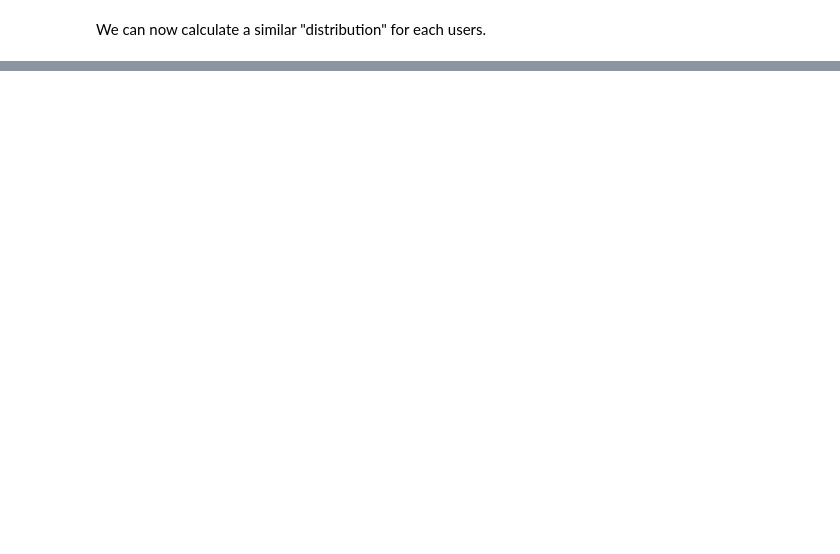
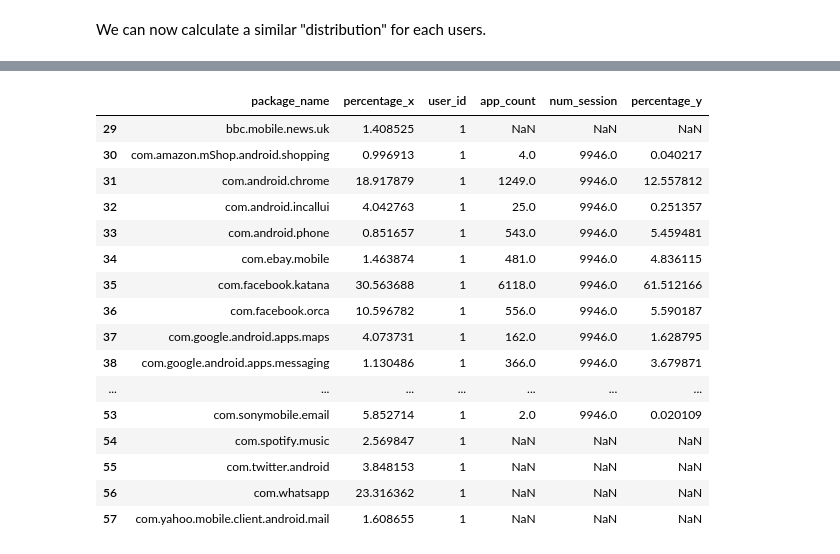
Before and after one commit to ClaraAndersen/motifs_and_competition_in_app_usage, a Jupyter notebook: N-grams.ipynb, the cells around one changed output, grey strips where cells are left out. Saved outputs shown, nothing was run; the diff lists cells and outputs as text; code cells hidden in the pictures; blank space fills up the shorter version.

```diff
--- a/N-grams.ipynb
+++ b/N-grams.ipynb
@@ -551,0 +673,2 @@ We can now calculate a similar "distribution" for each users.
+# %%
+df_individual_count['percentage']=df_individual_count.app_count/df_individual_count.num_session*100
@@ -551,0 +691,2 @@ We can now calculate a similar "distribution" for each users.
+# %%
+df_overall=pd.DataFrame({'package_name':frequent_apps,'percentage':[(vectorization_1gram>0).sum(axis=0)[0,np.where(vectorizer_1gram.get_feature_names_out()==app)[0][0]] for app in frequent_apps]/num_sessions*100})
@@ -551,0 +713,3 @@ We can now calculate a similar "distribution" for each users.
+# %%
+df_users=pd.concat([df_overall]*10000, ignore_index=True)
+df_users['user_id']=pd.Series(range(10000)).repeat(len(frequent_apps)).values
@@ -551,0 +732,22 @@ We can now calculate a similar "distribution" for each users.
+# %%
+individual_distributions=pd.merge(df_users,df_individual_count,on=['user_id','package_name'],how='outer')
+# %%
+individual_distributions[individual_distributions.user_id==1]
+# %% [output]
+|  | package_name | percentage_x | user_id | app_count | num_session | percentage_y |
+| 29 | bbc.mobile.news.uk | 1.408525 | 1 | NaN | NaN | NaN |
+| 30 | com.amazon.mShop.android.shopping | 0.996913 | 1 | 4.0 | 9946.0 | 0.040217 |
+| 31 | com.android.chrome | 18.917879 | 1 | 1249.0 | 9946.0 | 12.557812 |
+| 32 | com.android.incallui | 4.042763 | 1 | 25.0 | 9946.0 | 0.251357 |
+| 33 | com.android.phone | 0.851657 | 1 | 543.0 | 9946.0 | 5.459481 |
+| 34 | com.ebay.mobile | 1.463874 | 1 | 481.0 | 9946.0 | 4.836115 |
+| 35 | com.facebook.katana | 30.563688 | 1 | 6118.0 | 9946.0 | 61.512166 |
+| 36 | com.facebook.orca | 10.596782 | 1 | 556.0 | 9946.0 | 5.590187 |
+| 37 | com.google.android.apps.maps | 4.073731 | 1 | 162.0 | 9946.0 | 1.628795 |
+| 38 | com.google.android.apps.messaging | 1.130486 | 1 | 366.0 | 9946.0 | 3.679871 |
+| ... | ... | ... | ... | ... | ... | ... |
+| 53 | com.sonymobile.email | 5.852714 | 1 | 2.0 | 9946.0 | 0.020109 |
+| 54 | com.spotify.music | 2.569847 | 1 | NaN | NaN | NaN |
+| 55 | com.twitter.android | 3.848153 | 1 | NaN | NaN | NaN |
+| 56 | com.whatsapp | 23.316362 | 1 | NaN | NaN | NaN |
+| 57 | com.yahoo.mobile.client.android.mail | 1.608655 | 1 | NaN | NaN | NaN |
```
Also changed, not shown: parts of 71 cells of this notebook.
